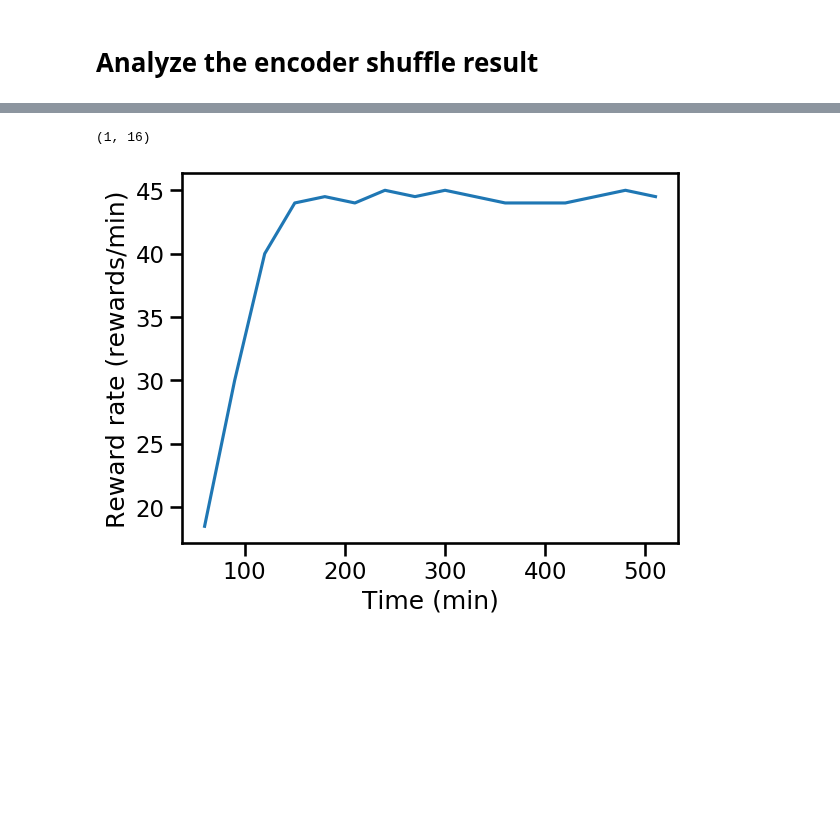
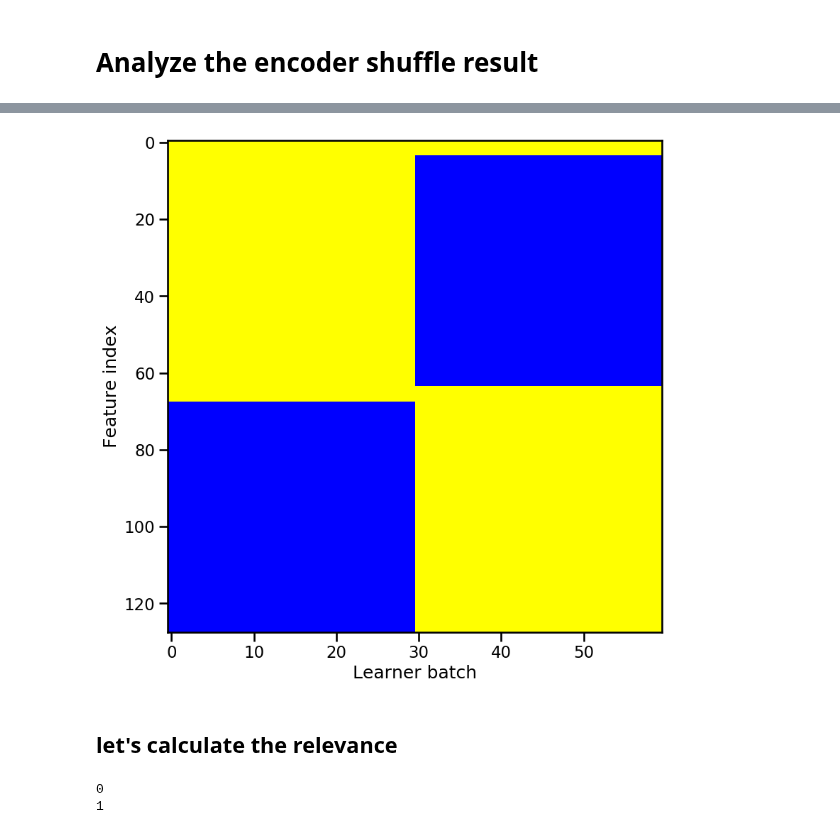
Before and after one commit to sijia66/adaptive_feature_selection, a Jupyter notebook: figure2_simulation_setup/231016_afs_figure2_full_feature_selection.ipynb, the cells around one changed output, grey strips where cells are left out. Saved outputs shown, nothing was run; the diff lists cells and outputs as text; code cells hidden in the pictures; blank space fills up the shorter version.

```diff
--- a/figure2_simulation_setup/231016_afs_figure2_full_feature_selection.ipynb
+++ b/figure2_simulation_setup/231016_afs_figure2_full_feature_selection.ipynb
@@ -392,3 +428,9 @@ plt.show()
+# %%
+summary_figure, summary_axes = plt.subplots(figsize = (9, 9))
+plot_feature_selection(encoder_weight_change.T, ax = summary_axes)
+summary_figure
+# %% [output]
+[figure, added]
 # %%
 fps = 60
 
@@ -424,16 +468,37 @@ reward_rate_all = reward_rate_all.reshape((NUM_EXP,-1))
 window_stamps_all = window_stamps_all.reshape((NUM_EXP,-1))
 
 total_rewards_all = np.array(total_rewards_all)
-# %%
-print(reward_rate_all.shape)
-# %% [output]
-(1, 16)
-# %%
-colors = ['blue', 'orange', 'red']
-
-plt.plot( window_time_stamps, reward_rate_all.T)
-plt.xlabel('Time (min)')
-plt.ylabel(r'Reward rate (rewards/min)')
-plt.show()
-# %% [output]
-[figure, removed]
+# %% [markdown]
+## let's calculate the relevance
+# %%
+R_2_over_batches_all_exp = []
+
+
+X_VEL_STATE = 3
+Y_VEL_STATE = 5
+CONST_STATE = 6
+
+for exp_index in range(len(exp_data_all)):
+    intended_kin = exp_data_all[exp_index]['bmi3d_clda']['intended_kin']
+    spike_counts_batch = exp_data_all[exp_index]['bmi3d_clda']['spike_counts_batch']
+
+    intended_velocities = intended_kin[:,(X_VEL_STATE, Y_VEL_STATE, CONST_STATE), :]
+
+    # get C_mat
+    feature_selection_data = exp_data_all[exp_index]['feature_selection']
+    C_mat = feature_selection_data["C_mat"]
+    feat_set = feature_selection_data["feat_set"]
+
+    # calculate R_2 over batches
+    R_2_over_batches = calc_R2_with_sim_C(spike_counts_batch, intended_velocities, C_mat, feat_set, debug = False)
+
+    #save  the results
+    R_2_over_batches_all_exp.append(R_2_over_batches)
+
+    print(exp_index)
+
+R_2_over_batches_all_exp = np.array(R_2_over_batches_all_exp)
+R_2_over_batches_all_exp_shuffle = R_2_over_batches_all_exp.T
+# %% [output]
+0
+1
```
Also changed, not shown: parts of 17 cells of this notebook, 4 other files.
